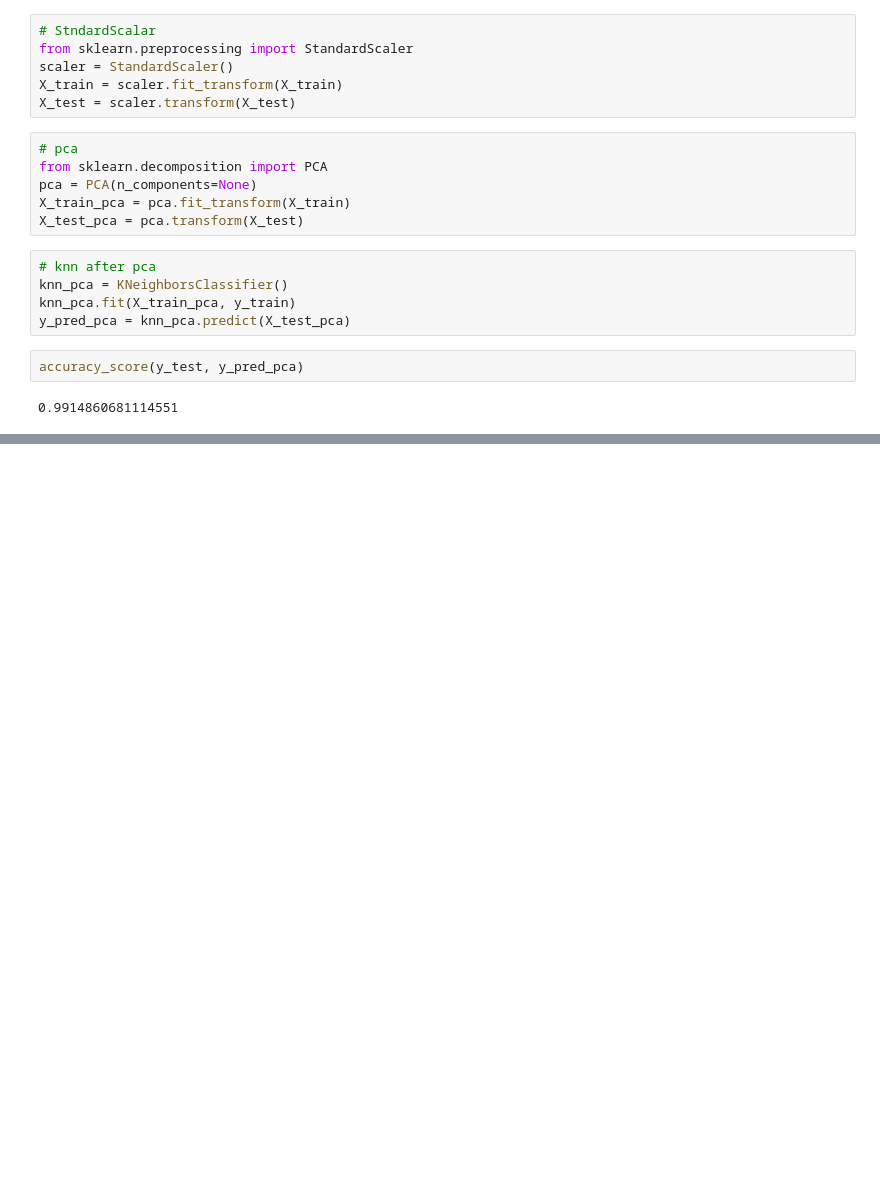
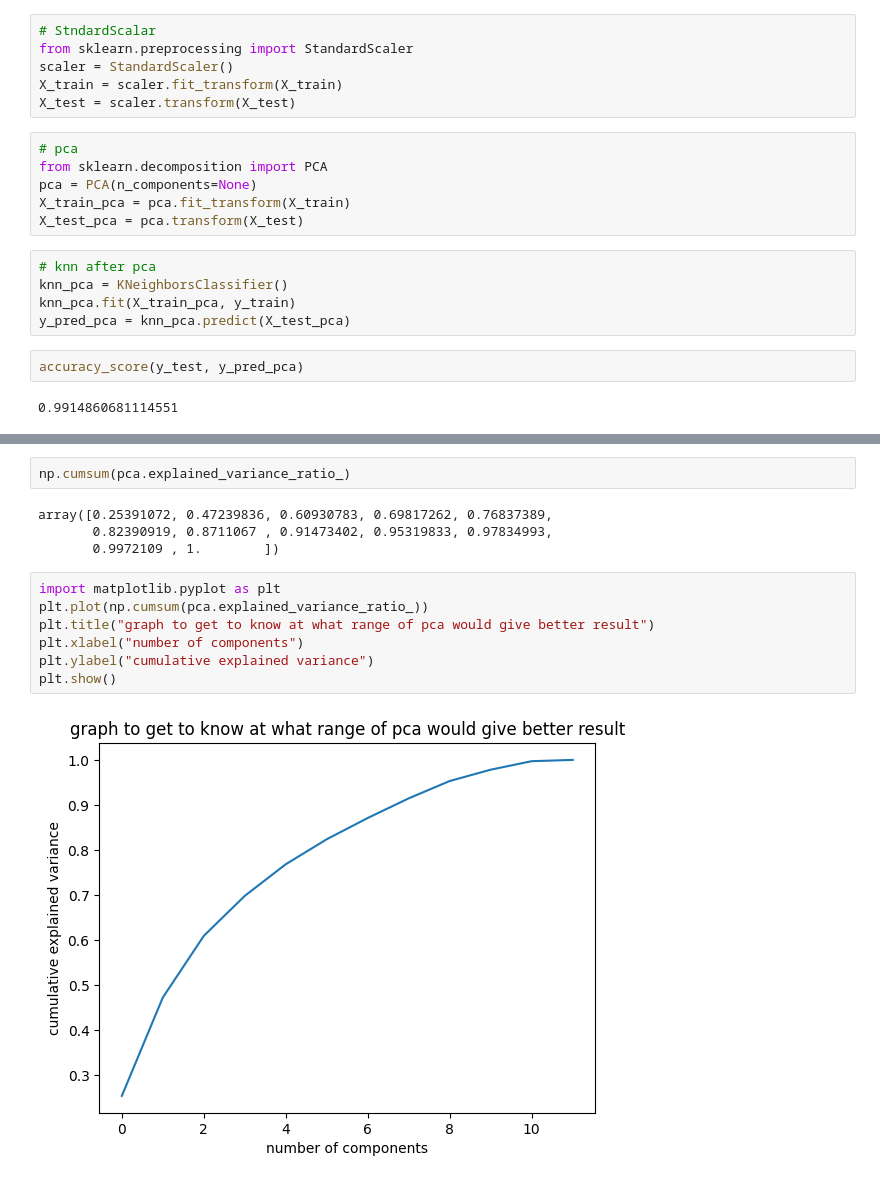
Before and after one commit to harshs-data/Machine-Learning, a Jupyter notebook: Task_PCA.ipynb, the cells around one changed output, grey strips where cells are left out. Drawn from its saved outputs; the diff is of its cells as text; blank space fills up the shorter version.

```diff
--- a/Task_PCA.ipynb
+++ b/Task_PCA.ipynb
@@ -91,0 +112,15 @@ for i in range(1,13):
+# %%
+np.cumsum(pca.explained_variance_ratio_)
+# %% [output]
+array([0.25391072, 0.47239836, 0.60930783, 0.69817262, 0.76837389,
+       0.82390919, 0.8711067 , 0.91473402, 0.95319833, 0.97834993,
+       0.9972109 , 1.        ])
+# %%
+import matplotlib.pyplot as plt
+plt.plot(np.cumsum(pca.explained_variance_ratio_))
+plt.title("graph to get to know at what range of pca would give better result")
+plt.xlabel("number of components")
+plt.ylabel("cumulative explained variance")
+plt.show()
+# %% [output]
+[figure, added]
```
Also changed, not shown: parts of 4 cells of this notebook.
